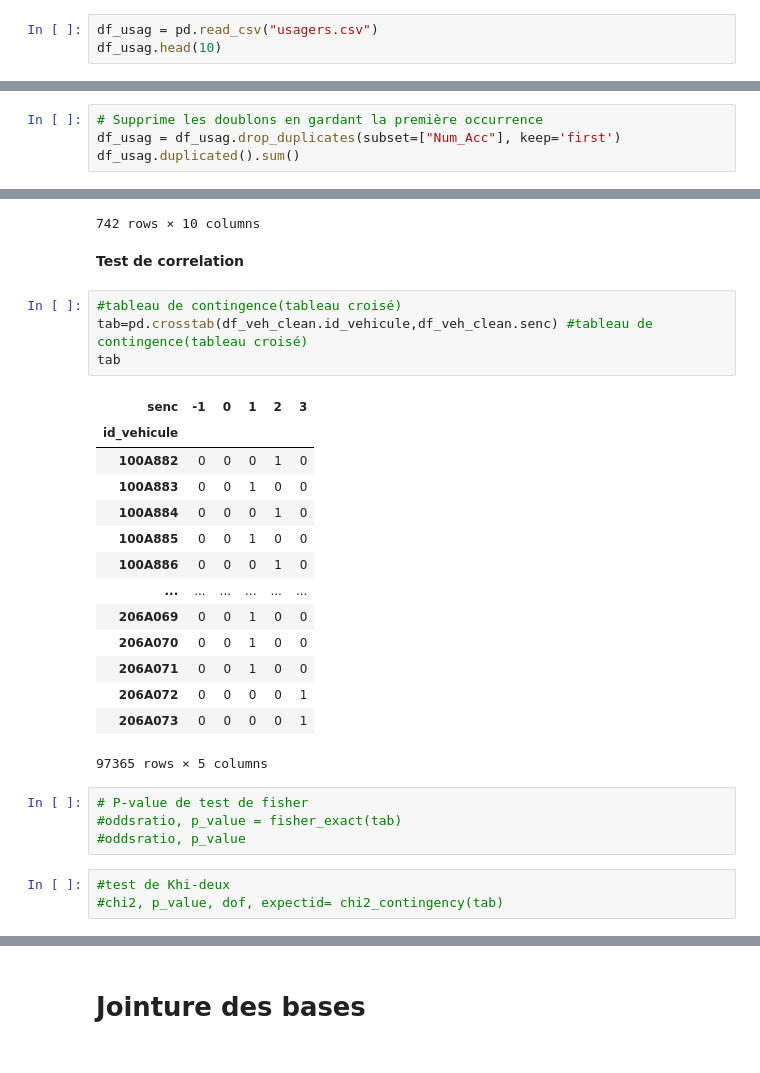
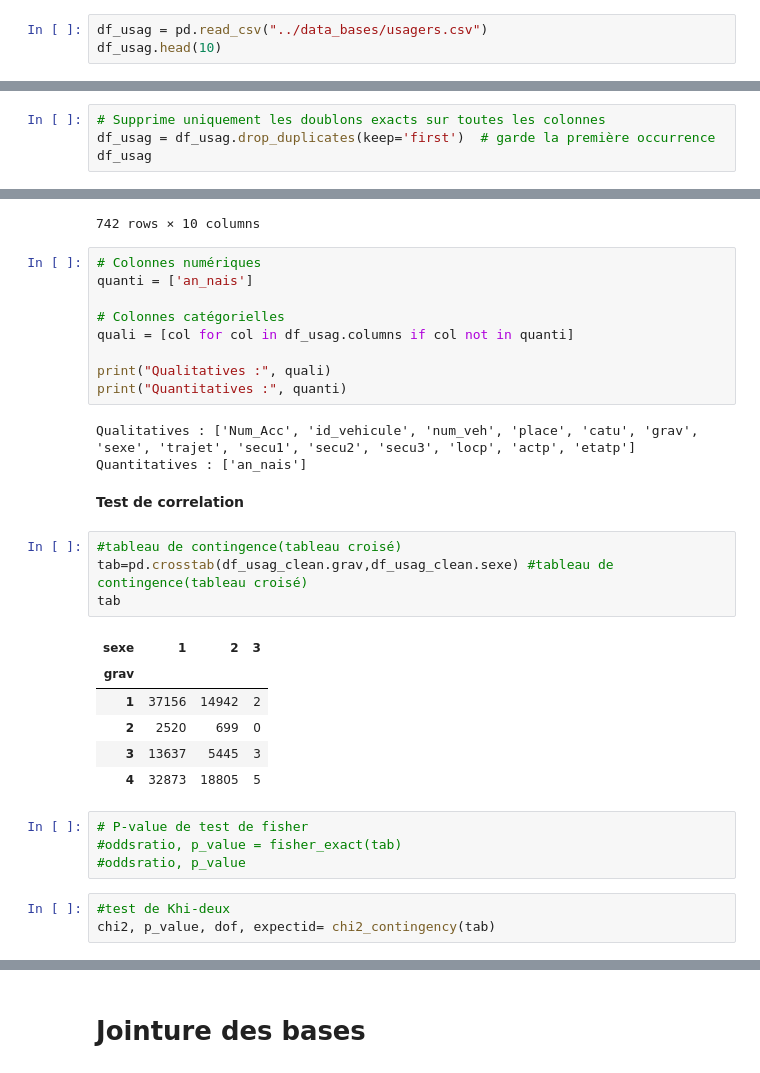
Before and after one commit to gekkouadio-star/Accidents-de-la-circulation, a Jupyter notebook: Traitement_de_données/Traitement_de_donnees.ipynb, the cells around one changed output, grey strips where cells are left out. Drawn from its saved outputs; the diff is of its cells as text.

```diff
--- a/Traitement_de_données/Traitement_de_donnees.ipynb
+++ b/Traitement_de_données/Traitement_de_donnees.ipynb
@@ -191,7 +191,7 @@ Data columns (total 19 columns):
 # %% [markdown]
 * **Base usagers**
 # %%
-df_usag = pd.read_csv("usagers.csv")
+df_usag = pd.read_csv("../data_bases/usagers.csv")
 df_usag.head(10)
 # %% [output]
 |  | Num_Acc | id_vehicule | num_veh | place | catu | grav | sexe | an_nais | trajet | secu1 | secu2 | ... |
@@ -648,5 +609,5 @@ df_usag[df_usag.duplicated(keep=False)].sort_values("Num_Acc")
 # %%
-# Supprime les doublons en gardant la première occurrence
-df_usag = df_usag.drop_duplicates(subset=["Num_Acc"], keep='first')
-df_usag.duplicated().sum()
+# Supprime uniquement les doublons exacts sur toutes les colonnes
+df_usag = df_usag.drop_duplicates(keep='first')  # garde la première occurrence
+df_usag
 # %% [output]
@@ -742,33 +782,37 @@ df_veh[df_veh['occutc']!=0]
 | 97184 | 179A775 | B01 | 2 | 37 | 0 | 2 | 4 | 23 | 6 | 1 |
 | 97235 | 102A152 | B01 | 1 | 37 | 0 | 2 | 2 | 1 | 0 | 1 |
 742 rows × 10 columns
+# %%
+# Colonnes numériques
+quanti = ['an_nais']
+
+# Colonnes catégorielles
+quali = [col for col in df_usag.columns if col not in quanti]
+
+print("Qualitatives :", quali)
+print("Quantitatives :", quanti)
+# %% [output]
+Qualitatives : ['Num_Acc', 'id_vehicule', 'num_veh', 'place', 'catu', 'grav', 'sexe', 'trajet', 'secu1', 'secu2', 'secu3', 'locp', 'actp', 'etatp']
+Quantitatives : ['an_nais']
 # %% [markdown]
 **Test de correlation**
 # %%
 #tableau de contingence(tableau croisé)
-tab=pd.crosstab(df_veh_clean.id_vehicule,df_veh_clean.senc) #tableau de contingence(tableau croisé)
+tab=pd.crosstab(df_usag_clean.grav,df_usag_clean.sexe) #tableau de contingence(tableau croisé)
 tab
 # %% [output]
-| senc | -1 | 0 | 1 | 2 | 3 |
-| id_vehicule |  |  |  |  |  |
-| 100A882 | 0 | 0 | 0 | 1 | 0 |
-| 100A883 | 0 | 0 | 1 | 0 | 0 |
-| 100A884 | 0 | 0 | 0 | 1 | 0 |
-| 100A885 | 0 | 0 | 1 | 0 | 0 |
-| 100A886 | 0 | 0 | 0 | 1 | 0 |
-| ... | ... | ... | ... | ... | ... |
-| 206A069 | 0 | 0 | 1 | 0 | 0 |
-| 206A070 | 0 | 0 | 1 | 0 | 0 |
-| 206A071 | 0 | 0 | 1 | 0 | 0 |
-| 206A072 | 0 | 0 | 0 | 0 | 1 |
-| 206A073 | 0 | 0 | 0 | 0 | 1 |
+| sexe | 1 | 2 | 3 |
+| grav |  |  |  |
+| 1 | 37156 | 14942 | 2 |
+| 2 | 2520 | 699 | 0 |
+| 3 | 13637 | 5445 | 3 |
+| 4 | 32873 | 18805 | 5 |
-97365 rows × 5 columns
 # %%
 # P-value de test de fisher
 #oddsratio, p_value = fisher_exact(tab)
 #oddsratio, p_value
 # %%
 #test de Khi-deux
-#chi2, p_value, dof, expectid= chi2_contingency(tab)
+chi2, p_value, dof, expectid= chi2_contingency(tab)
 # %%
 #Résultat test
```
Also changed, not shown: parts of 49 cells of this notebook, 41 other files.
